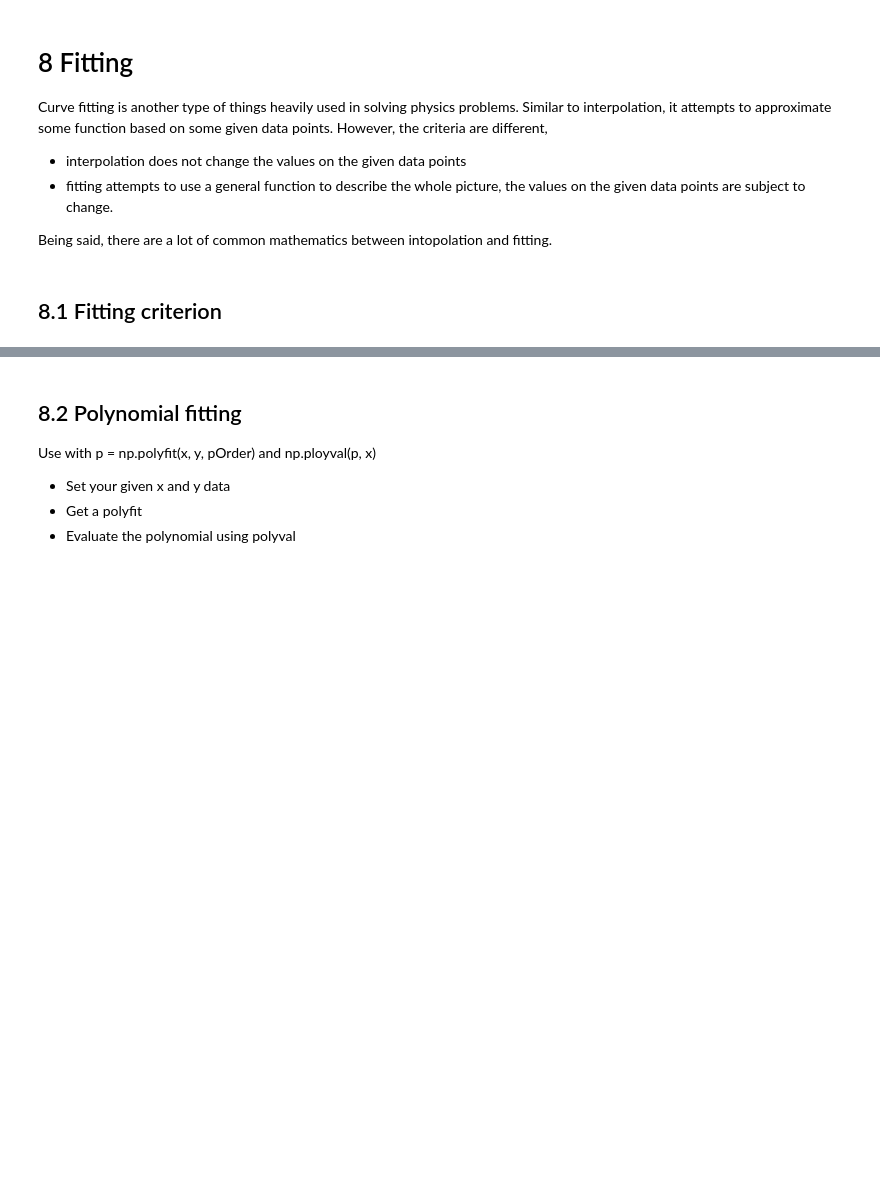
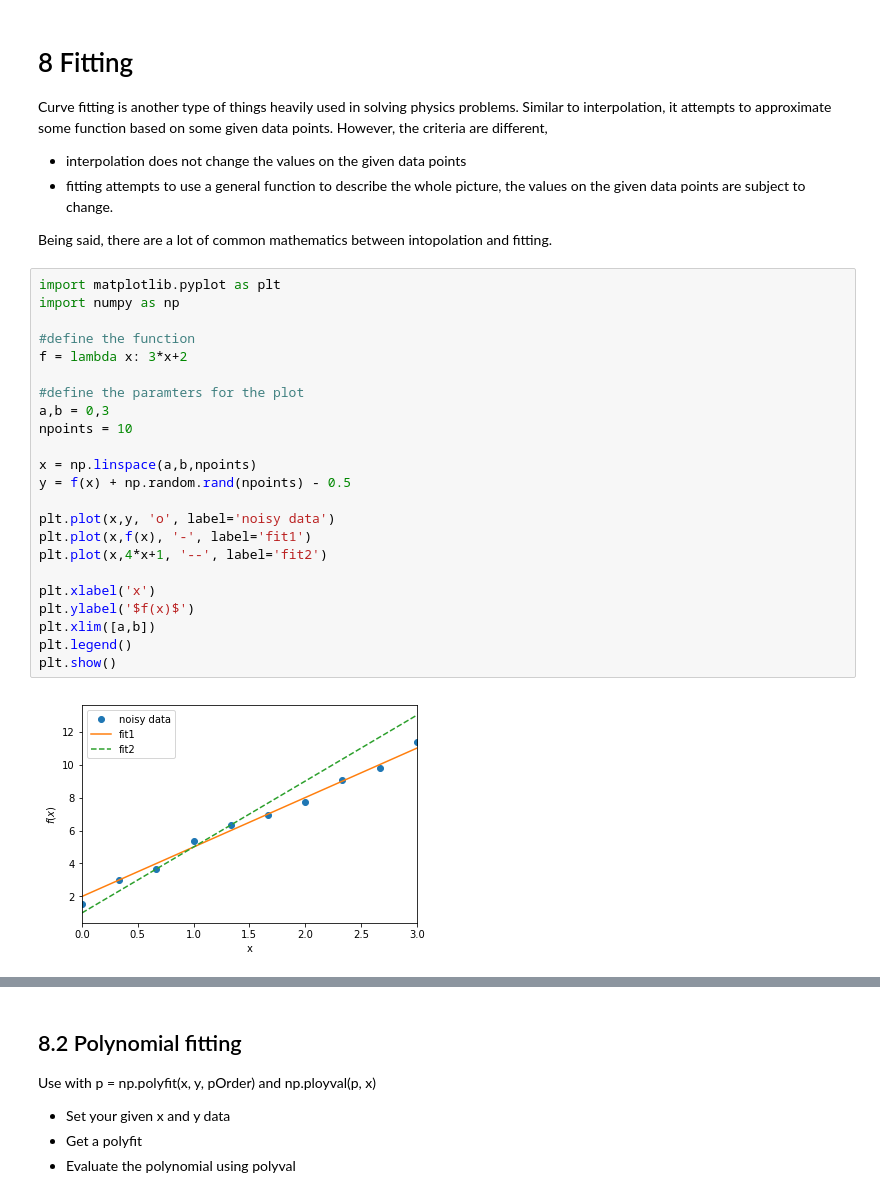
Before and after one commit to MaterSim/ComputationalPhysics300, a Jupyter notebook: Lec_08.ipynb, the cells around one changed output, grey strips where cells are left out. Saved outputs shown, nothing was run; the diff lists cells and outputs as text; blank space fills up the shorter version.

```diff
--- a/Lec_08.ipynb
+++ b/Lec_08.ipynb
@@ -19,5 +19,28 @@ However, the criteria are different,
 are subject to change.
 
 Being said, there are a lot of common mathematics between intopolation and fitting.
-# %% [markdown]
-## 8.1 Fitting criterion
+# %%
+import matplotlib.pyplot as plt
+import numpy as np
+
+#define the function
+f = lambda x: 3*x+2
+
+#define the paramters for the plot
+a,b = 0,3
+npoints = 10
+
+x = np.linspace(a,b,npoints)
+y = f(x) + np.random.rand(npoints) - 0.5
+
+plt.plot(x,y, 'o', label='noisy data')
+plt.plot(x,f(x), '-', label='fit1')
+plt.plot(x,4*x+1, '--', label='fit2')
+
+plt.xlabel('x')
+plt.ylabel('$f(x)$')
+plt.xlim([a,b])
+plt.legend()
+plt.show()
+# %% [output]
+[figure, added]
```
Also changed, not shown: parts of 1 cell of this notebook.
